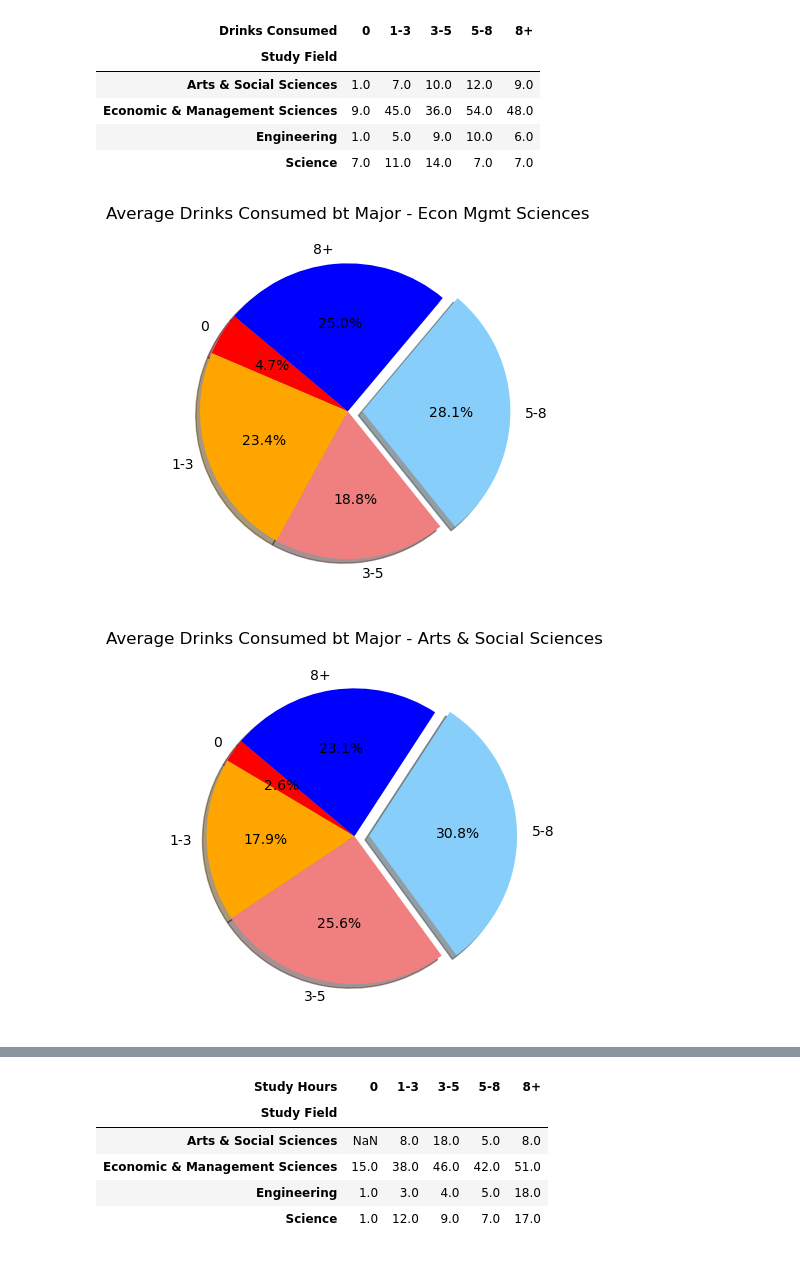
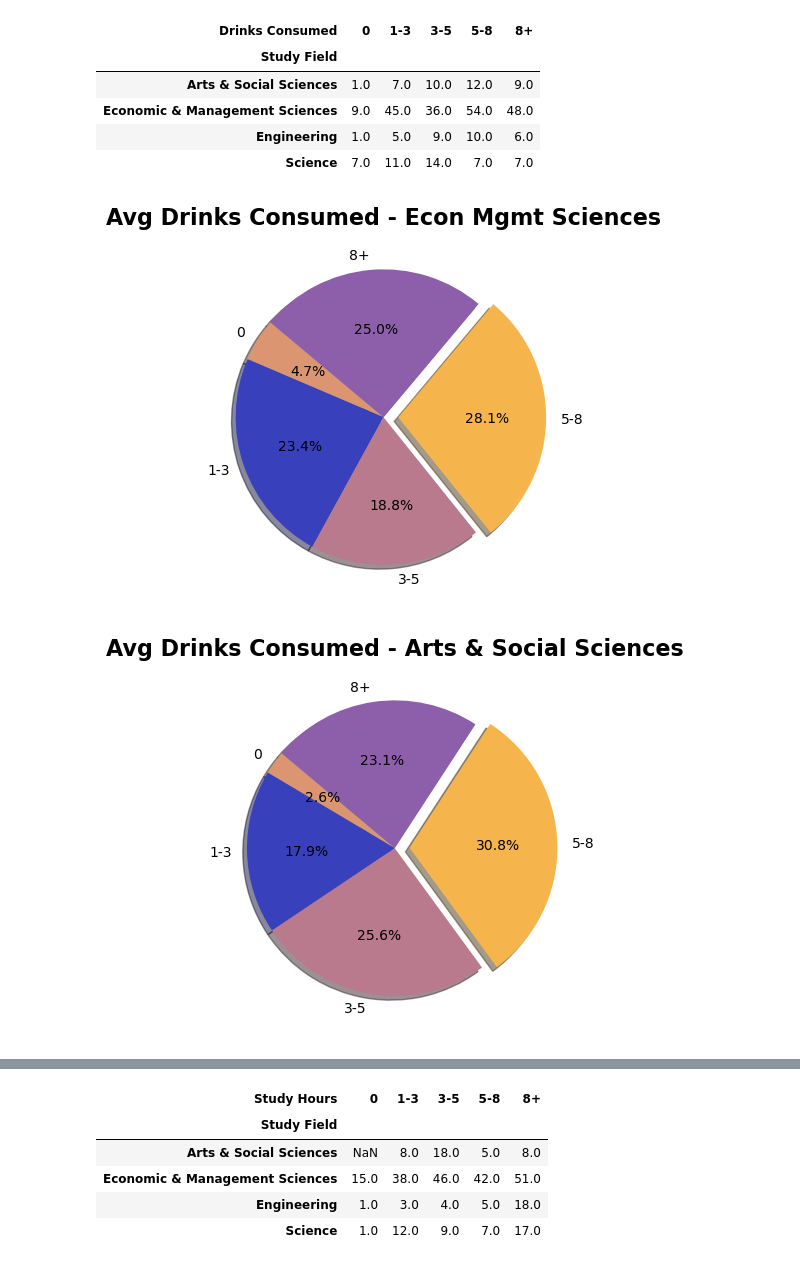
Before and after one commit to kjrebeck/project-1-group-14, a Jupyter notebook: Research Question 2.ipynb, the cells around one changed output, grey strips where cells are left out. Saved outputs shown, nothing was run; the diff lists cells and outputs as text; code cells hidden in the pictures.

```diff
--- a/Research Question 2.ipynb
+++ b/Research Question 2.ipynb
@@ -149,24 +149,27 @@ pd.crosstab(index = df_narrowed["Study Field"], columns = df_narrowed["Drinks Co
 # %%
 # Labels for the sections of our pie chart (ECONOMIC & MANAGEMENT SCIENCES)
 labels = ["0", "1-3", "3-5", "5-8", "8+"]
 
 # The values of each section of the pie chart
 sizes = [9, 45, 36, 54, 48]
 
 # The colors of each section of the pie chart
-colors = ["red", "orange", "lightcoral", "lightskyblue", "blue"]
+colors = ["#db9671", "#3940bb", "#ba7a8d", "#f6b44d", "#8d5eaa"]
+
+#
 
 # Tells matplotlib to separate the "5-8" section from the others
 explode = (0, 0, 0, 0.1, 0)
 
 # Creates the pie chart based upon the values above
 # Automatically finds the percentages of each part of the pie chart
-plt.title('Average Drinks Consumed bt Major - Econ Mgmt Sciences')
+plt.title('Avg Drinks Consumed - Econ Mgmt Sciences', fontsize=16, fontweight="bold")
 plt.pie(sizes, explode=explode, labels=labels, colors=colors,
         autopct="%1.1f%%", shadow=True, startangle=140)
+plt.savefig("Avg_drinks_EMS3.png")
 plt.show()
 # %% [output]
-[figure, old version]
+[figure, new version]
 # %%
 # Labels for the sections of our pie chart (ARTS & SOCIAL SCIENCES)
 labels = ["0", "1-3", "3-5", "5-8", "8+"]
@@ -175,19 +178,20 @@ labels = ["0", "1-3", "3-5", "5-8", "8+"]
 sizes = [1, 7, 10, 12, 9]
 
 # The colors of each section of the pie chart
-colors = ["red", "orange", "lightcoral", "lightskyblue", "blue"]
+colors = ["#db9671", "#3940bb", "#ba7a8d", "#f6b44d", "#8d5eaa"]
 
 # Tells matplotlib to separate the "5-8" section from the others
 explode = (0, 0, 0, 0.1, 0)
 
 # Creates the pie chart based upon the values above
 # Automatically finds the percentages of each part of the pie chart
-plt.title('Average Drinks Consumed bt Major - Arts & Social Sciences')
+plt.title('Avg Drinks Consumed - Arts & Social Sciences', fontsize=16, fontweight="bold")
 plt.pie(sizes, explode=explode, labels=labels, colors=colors,
         autopct="%1.1f%%", shadow=True, startangle=140)
+plt.savefig("Avg_drinks_AASS3.png")
 plt.show()
 # %% [output]
-[figure, old version]
+[figure, new version]
 # %%
 # Labels for the sections of our pie chart (SCIENCE)
 labels = ["0", "1-3", "3-5", "5-8", "8+"]
```
Also changed, not shown: parts of 8 cells of this notebook, 5 other files.
